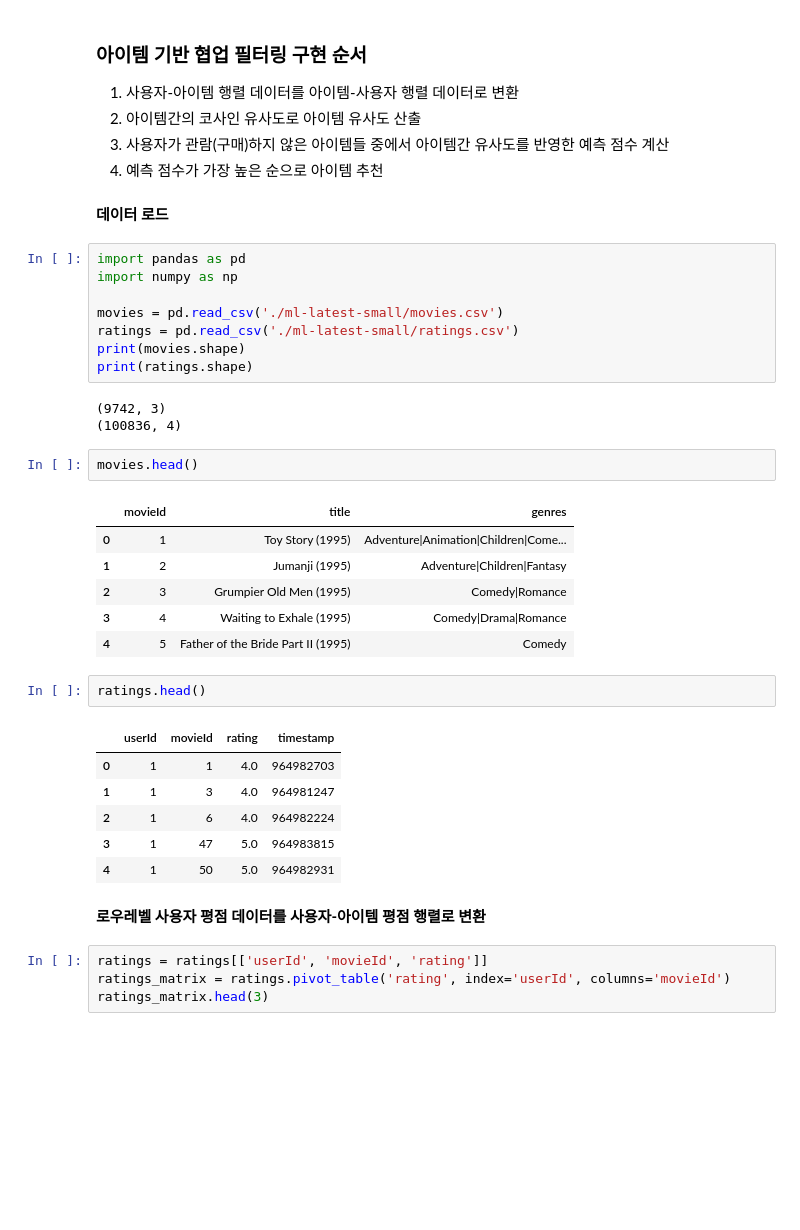
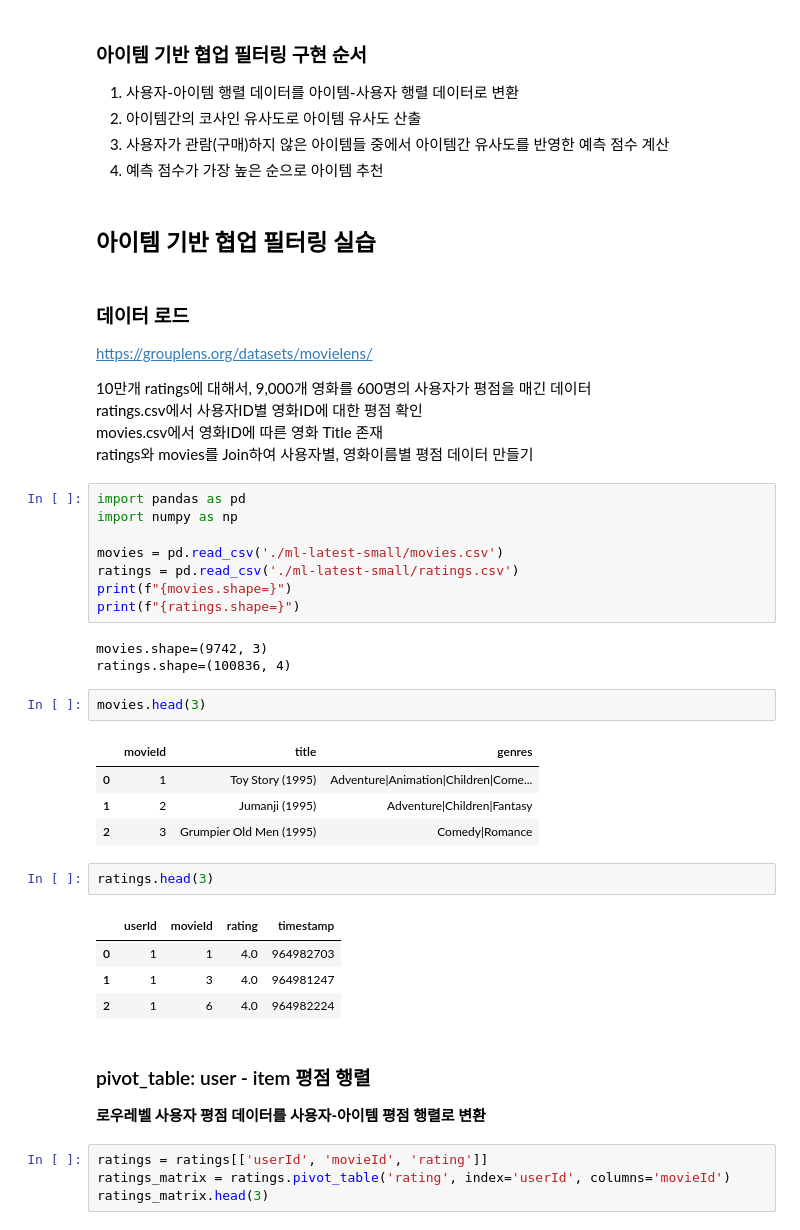
Before and after one commit to netsus/ML_PerfectGuide, a Jupyter notebook: 9장/9.2 아이템 기반 인접 이웃 협업 필터링 실습.ipynb, the cells around one changed output. Saved outputs shown, nothing was run; the diff lists cells and outputs as text; blank space fills up the shorter version.

```diff
--- a/9장/9.2 아이템 기반 인접 이웃 협업 필터링 실습.ipynb
+++ b/9장/9.2 아이템 기반 인접 이웃 협업 필터링 실습.ipynb
@@ -58,38 +52,43 @@ A, B, C 사용자가 있을 때, A 사용자와 B사용자의 평점이 비슷
 2. 아이템간의 코사인 유사도로 아이템 유사도 산출<br>
 3. 사용자가 관람(구매)하지 않은 아이템들 중에서 아이템간 유사도를 반영한 예측 점수 계산<br>
 4. 예측 점수가 가장 높은 순으로 아이템 추천
-# %% [markdown]
-**데이터 로드**
+# %% [markdown]
+## 아이템 기반 협업 필터링 실습
+# %% [markdown]
+### 데이터 로드
+https://grouplens.org/datasets/movielens/<br>
+
+10만개 ratings에 대해서, 9,000개 영화를 600명의 사용자가 평점을 매긴 데이터<br>
+ratings.csv에서 사용자ID별 영화ID에 대한 평점 확인<br>
+movies.csv에서 영화ID에 따른 영화 Title 존재<br>
+ratings와 movies를 Join하여 사용자별, 영화이름별 평점 데이터 만들기
 # %%
 import pandas as pd
 import numpy as np
 
 movies = pd.read_csv('./ml-latest-small/movies.csv')
 ratings = pd.read_csv('./ml-latest-small/ratings.csv')
-print(movies.shape)
-print(ratings.shape)
+print(f"{movies.shape=}")
+print(f"{ratings.shape=}")
 # %% [output]
-(9742, 3)
-(100836, 4)
+movies.shape=(9742, 3)
+ratings.shape=(100836, 4)
 # %%
-movies.head()
+movies.head(3)
 # %% [output]
 |  | movieId | title | genres |
 | 0 | 1 | Toy Story (1995) | Adventure|Animation|Children|Come... |
 | 1 | 2 | Jumanji (1995) | Adventure|Children|Fantasy |
 | 2 | 3 | Grumpier Old Men (1995) | Comedy|Romance |
-| 3 | 4 | Waiting to Exhale (1995) | Comedy|Drama|Romance |
-| 4 | 5 | Father of the Bride Part II (1995) | Comedy |
 # %%
-ratings.head()
+ratings.head(3)
 # %% [output]
 |  | userId | movieId | rating | timestamp |
 | 0 | 1 | 1 | 4.0 | 964982703 |
 | 1 | 1 | 3 | 4.0 | 964981247 |
 | 2 | 1 | 6 | 4.0 | 964982224 |
-| 3 | 1 | 47 | 5.0 | 964983815 |
-| 4 | 1 | 50 | 5.0 | 964982931 |
 # %% [markdown]
+### pivot_table: user - item 평점 행렬
 **로우레벨 사용자 평점 데이터를 사용자-아이템 평점 행렬로 변환**
 # %%
 ratings = ratings[['userId', 'movieId', 'rating']]
```
Also changed, not shown: parts of 26 cells of this notebook.
